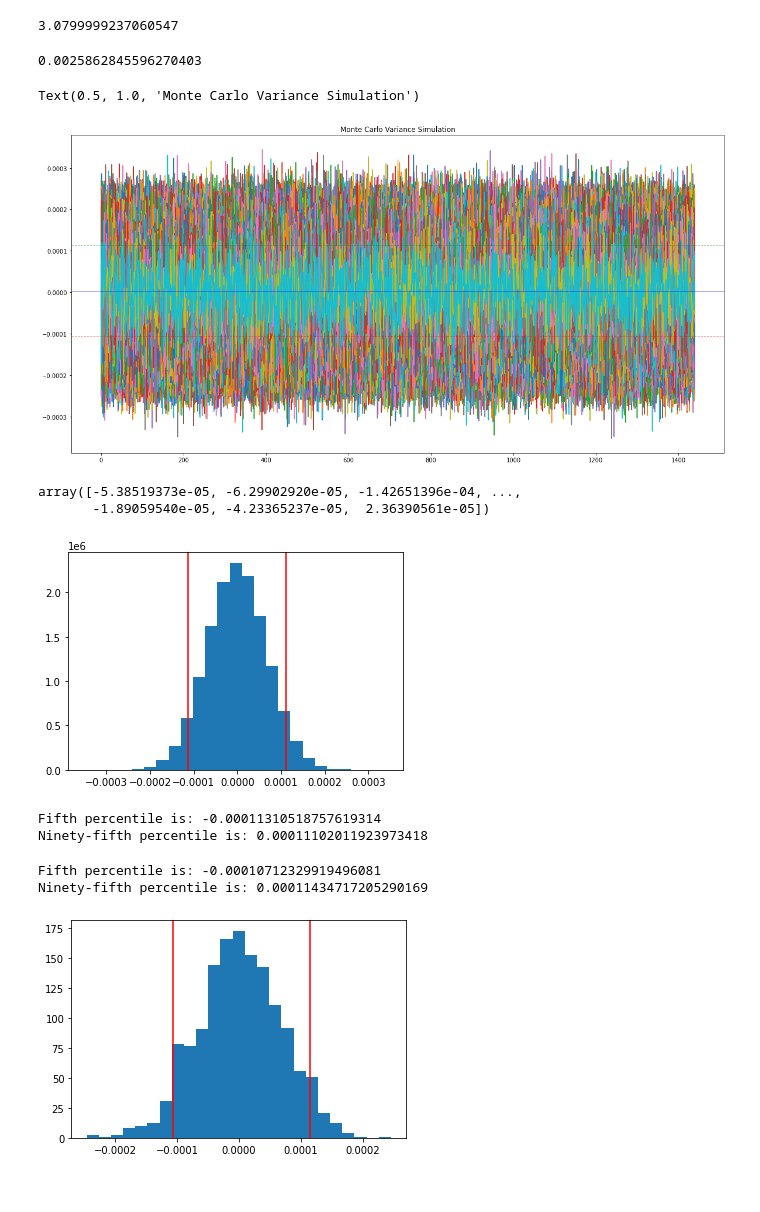
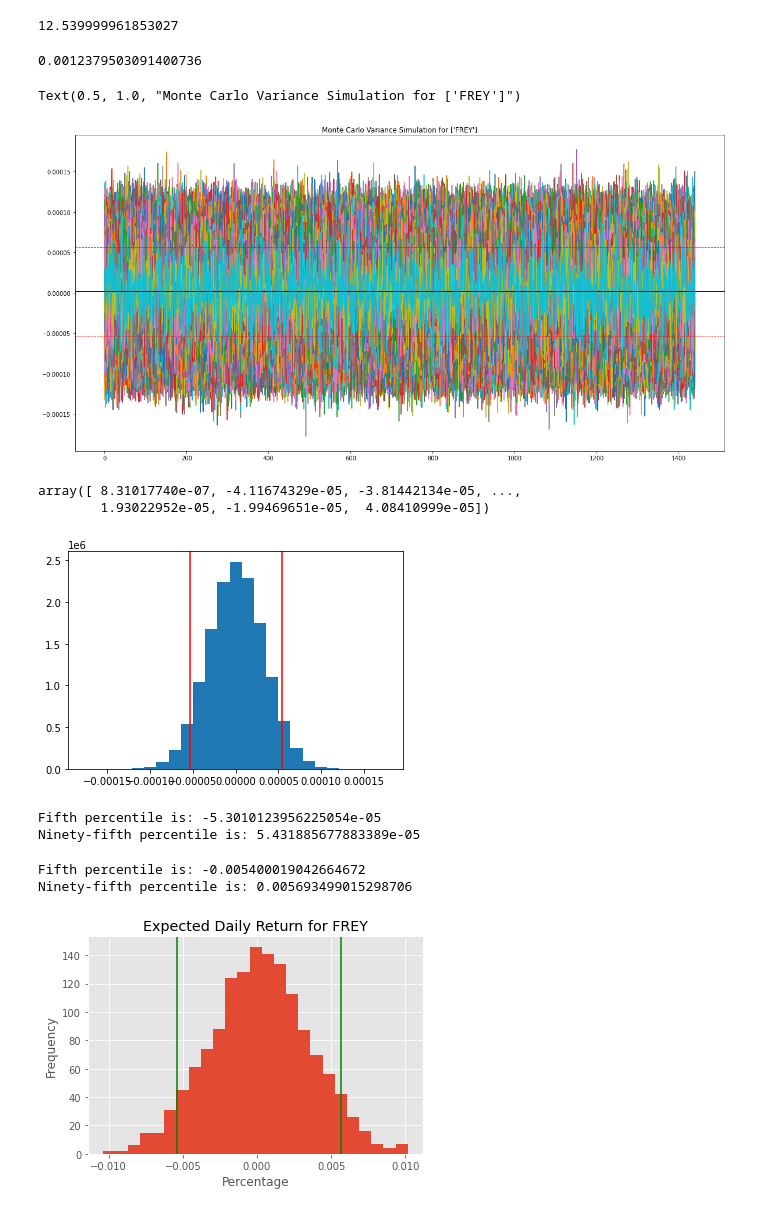
Before and after one commit to lucienqchen/sig, a Jupyter notebook: monte_carlo.ipynb, the cells around one changed output. Saved outputs shown, nothing was run; the diff lists cells and outputs as text; code cells hidden in the pictures.

```diff
--- a/monte_carlo.ipynb
+++ b/monte_carlo.ipynb
@@ -10,8 +10,9 @@ from pypfopt import expected_returns
 from scipy.stats import norm
 
 import pandas_datareader as pdr
+plt.style.use("ggplot")
 # %%
-tickers = ['NRGV']
+tickers = ['FREY']
 port_len = len(tickers)
 price_data = []
 
@@ -47,13 +48,13 @@ er = hpr.iloc[-1]
 price = price_data[-1].iloc[-1]
 price
 # %% [output]
-3.0799999237060547
+12.539999961853027
 # %%
 mean_returns = np.array(mean_returns)
 cov = cov.iloc[-1][0]
 cov
 # %% [output]
-0.0025862845596270403
+0.0012379503091400736
 # %%
 time = 1440
 
@@ -69,16 +70,16 @@ for i in range(10000):
 plt.axhline(np.percentile(daily_return, 5), color = 'r', linestyle = 'dashed', linewidth = 1)
 plt.axhline(np.percentile(daily_return, 95), color = 'g', linestyle = 'dashed', linewidth = 1)
 plt.axhline(np.mean(daily_return), color = 'b', linestyle = 'solid', linewidth = 1)
-plt.title("Monte Carlo Variance Simulation")
+plt.title("Monte Carlo Variance Simulation for FREY")
 # %% [output]
-Text(0.5, 1.0, 'Monte Carlo Variance Simulation')
+Text(0.5, 1.0, "Monte Carlo Variance Simulation for ['FREY']")
-[figure, old version]
+[figure, new version]
 # %%
 returns = np.array([r for ret in returns_list for r in ret])
 returns
 # %% [output]
-array([-5.38519373e-05, -6.29902920e-05, -1.42651396e-04, ...,
-       -1.89059540e-05, -4.23365237e-05,  2.36390561e-05])
+array([ 8.31017740e-07, -4.11674329e-05, -3.81442134e-05, ...,
+        1.93022952e-05, -1.99469651e-05,  4.08410999e-05])
 # %%
 returns_fifth = np.percentile(returns, 5)
 returns_ninetyfifth = np.percentile(returns, 95)
@@ -89,18 +90,23 @@ plt.show()
 print("Fifth percentile is: " + str(returns_fifth), "\nNinety-fifth percentile is: " + \
 str(returns_ninetyfifth))
 # %% [output]
-[figure, old version]
+[figure, new version]
-Fifth percentile is: -0.00011310518757619314
-Ninety-fifth percentile is: 0.00011102011923973418
+Fifth percentile is: -5.3010123956225054e-05
+Ninety-fifth percentile is: 5.431885677883389e-05
+# %%
+daily_return = daily_return*100
 # %%
 daily_return_fifth = np.percentile(daily_return, 5)
 daily_return_ninetyfifth = np.percentile(daily_return, 95)
+plt.title("Expected Daily Return for FREY")
 plt.hist(daily_return, bins = 25)
-plt.axvline(daily_return_fifth, color = 'r')
-plt.axvline(daily_return_ninetyfifth, color = 'r')
+plt.axvline(daily_return_fifth, color = 'g')
+plt.axvline(daily_return_ninetyfifth, color = 'g')
+plt.ylabel("Frequency")
+plt.xlabel("Percentage")
 print("Fifth percentile is: " + str(daily_return_fifth), "\nNinety-fifth percentile is: " + \
 str(daily_return_ninetyfifth))
 # %% [output]
-Fifth percentile is: -0.00010712329919496081
-Ninety-fifth percentile is: 0.00011434717205290169
+Fifth percentile is: -0.005400019042664672
+Ninety-fifth percentile is: 0.005693499015298706
-[figure, old version]
+[figure, new version]
```
Also changed, not shown: parts of 1 cell of this notebook, 2 other files.
